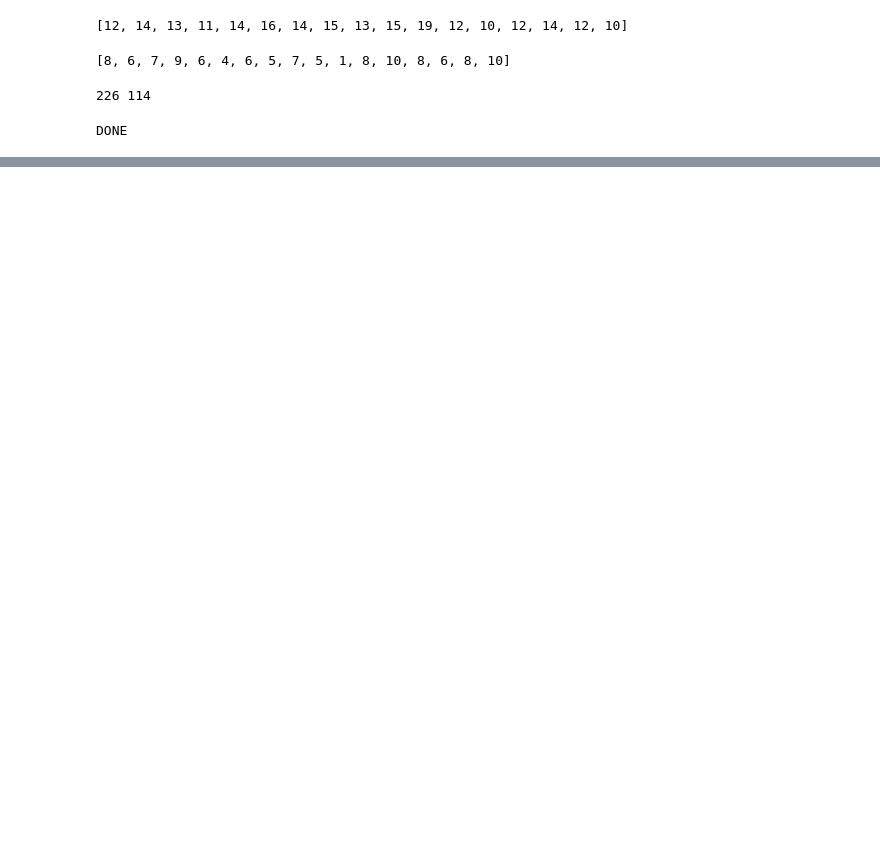
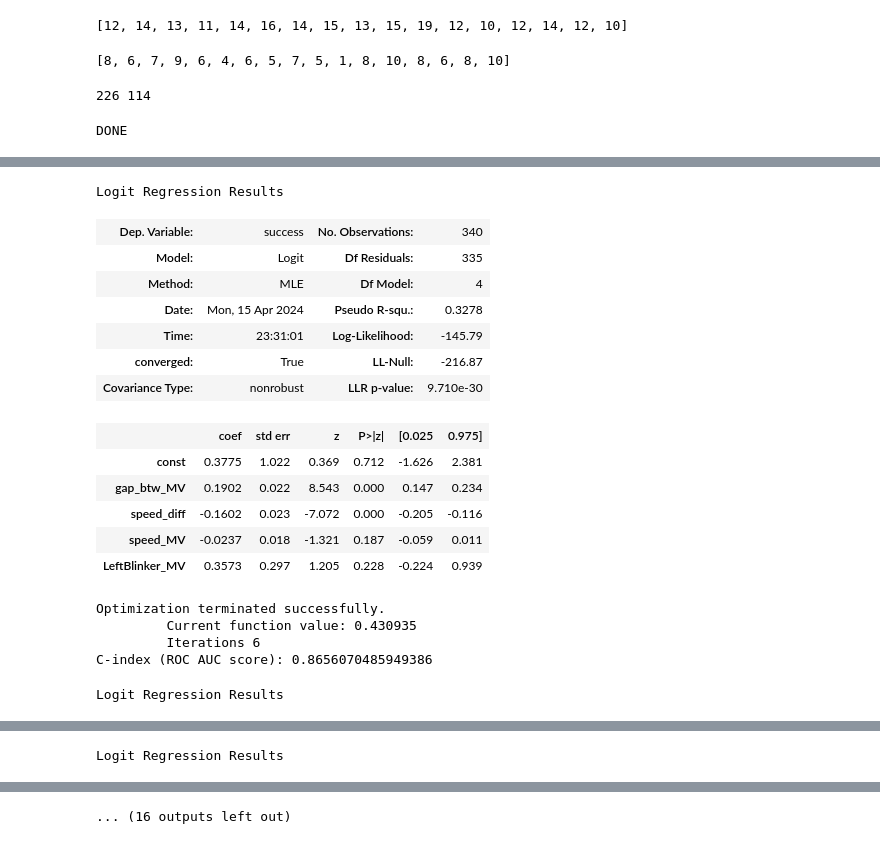
Before and after one commit to jahii/carla_develop, a Jupyter notebook: Driving simulator data analysis.ipynb, the cells around one changed output, grey strips where cells are left out. Saved outputs shown, nothing was run; the diff lists cells and outputs as text; code cells hidden in the pictures; blank space fills up the shorter version.

```diff
--- a/Driving simulator data analysis.ipynb
+++ b/Driving simulator data analysis.ipynb
@@ -284,11 +283,11 @@ DS_experiment_data\Exp2\10_10_40_merging_scenario_data.csv DONE
 # %%
 # imageio
+# gif 저장
 import imageio
 
 import numpy as np
 import matplotlib.pyplot as plt
 import pandas as pd
-from matplotlib.animation import FuncAnimation
 from pathlib import Path
 import os
 import gc
@@ -376,13 +375,13 @@ vehicle_width = 1.99  # meters
 
 START = False
 images = []
-for i in range(9, 10):
+for i in range(1):
 
     folder_path = Path('./DS_experiment_data/Exp'+str(i)+'/')
     csv_files = folder_path.glob('*.csv')
 
     for file_path in csv_files:
-        if file_path == Path('./DS_experiment_data/Exp9/30_30_50_merging_scenario_data.csv'):
+        if file_path == Path('./DS_experiment_data/Exp0/Exp0_10_30_50_merging_scenario_data.csv'):
             print(file_path, 'Already Done')
             START = True
             continue
@@ -400,7 +399,11 @@ for i in range(9, 10):
         # Read the last row of the current CSV file
         data = pd.read_csv(file_path)
 
-        # Filter possibility
+        # Possibility 치환, Filter possibility
+        data['speed_diff'] = (data['speed_FV'] - data['speed_MV'])/3.6
+
+        # 예측하고 결과 저장
+        data['Interacting possibility'] = results.predict(sm.add_constant(data[['gap_btw_MV', 'speed_diff']]))
         data['Filtered_Interacting_possibility'] = data['Interacting possibility'].copy()
         data.loc[~((data['x_MV'] > 13.3) & (data['gap_btw_MV'] > -vehicle_length)), 'Filtered_Interacting_possibility'] = np.nan
 
@@ -579,9 +589,10 @@ for i in range(17):
 # %%
+# Count Interacting Case
 import os
 import shutil
 import pandas as pd
 
-base_path = './DS_experiment_data/ALL/'
+base_path = './DS_experiment_data/ALL_beta/'
 
 Interacting_Success = 0
 Non_Interacting_Success = 0
@@ -594,8 +605,8 @@ for filename in os.listdir(base_path):
         df = pd.read_csv(file_path)
 
         # Interaction_probability가 0.5보다 큰 순간과 작은 순간이 모두 있는지 확인합니다.
-        over_0_5 = df['Interacting possibility'] > 0.5
-        under_0_5 = df['Interacting possibility'] < 0.5
+        over_0_5 = df['P_logistic'] > 0.5
+        under_0_5 = df['P_logistic'] < 0.5
         interacting = over_0_5.any() and under_0_5.any()
 
         # MV와 LV의 마지막 y 좌표를 비교합니다.
@@ -624,0 +711,39 @@ Interacting_Success + Non_Interacting_Success
+# %%
+folder_path = Path('./DS_experiment_data/ALL_beta/')  # 폴더 경로 지정
+files = folder_path.glob('*.csv')
+
+# 모든 파일을 처리하고 결과를 리스트에 저장
+
+data_list = [process_file(file) for file in files]
+
+# 리스트를 DataFrame으로 변환
+
+df = pd.DataFrame(data_list, columns=['speed_MV', 'speed_FV', 'speed_diff', 'gap_btw_MV', 'gap_btw_LV','gap_btw_LV_MV', 'LeftBlinker_MV', 'success'])
+
+# NaN 값 처리 (여기서는 단순히 0으로 채움)
+df.fillna(0, inplace=True)
+# 특성과 타깃 분리
+y = df['success']
+# X = df[['speed_MV', 'speed_diff', 'gap_btw_MV', 'LeftBlinker_MV']]
+X = df[[ 'gap_btw_MV','speed_diff']]
+
+selections = [['gap_btw_MV','speed_diff','speed_MV','LeftBlinker_MV'],['gap_btw_MV','speed_diff','speed_MV'],['gap_btw_MV','speed_diff','LeftBlinker_MV'], ['gap_btw_MV','speed_diff'],['gap_btw_MV'],['speed_diff']]
+# 데이터 분할
+X_train, X_test, y_train, y_test = train_test_split(X, y, test_size=0.1, random_state=40)
+# test = 0.1, random_state = 40
+
+# Calculate the log-likelihood
+for select in selections:
+    X = df[select]
+    model = sm.Logit(y, sm.add_constant(X))
+    log_reg_sm = model.fit()
+    print(f"C-index (ROC AUC score): {roc_auc_score(y,log_reg_sm.predict(sm.add_constant(X)))}")
+
+    display(log_reg_sm.summary())
+X = df[selections[3]]
+model = sm.Logit(y, sm.add_constant(X))
+log_reg_sm = model.fit()
+print(f"C-index (ROC AUC score): {roc_auc_score(y,log_reg_sm.predict(sm.add_constant(X)))}")
+
+display(log_reg_sm.summary())
+# %% [output]
@@ -624,0 +754,19 @@ Interacting_Success + Non_Interacting_Success
+Logit Regression Results
+| Dep. Variable: | success | No. Observations: | 340 |
+| Model: | Logit | Df Residuals: | 335 |
+| Method: | MLE | Df Model: | 4 |
+| Date: | Mon, 15 Apr 2024 | Pseudo R-squ.: | 0.3278 |
+| Time: | 23:31:01 | Log-Likelihood: | -145.79 |
+| converged: | True | LL-Null: | -216.87 |
+| Covariance Type: | nonrobust | LLR p-value: | 9.710e-30 |
+|  | coef | std err | z | P>|z| | [0.025 | 0.975] |
+| const | 0.3775 | 1.022 | 0.369 | 0.712 | -1.626 | 2.381 |
+| gap_btw_MV | 0.1902 | 0.022 | 8.543 | 0.000 | 0.147 | 0.234 |
+| speed_diff | -0.1602 | 0.023 | -7.072 | 0.000 | -0.205 | -0.116 |
+| speed_MV | -0.0237 | 0.018 | -1.321 | 0.187 | -0.059 | 0.011 |
+| LeftBlinker_MV | 0.3573 | 0.297 | 1.205 | 0.228 | -0.224 | 0.939 |
+Optimization terminated successfully.
+         Current function value: 0.430935
+         Iterations 6
+C-index (ROC AUC score): 0.8656070485949386
+Logit Regression Results
@@ -624,0 +789 @@ Interacting_Success + Non_Interacting_Success
+Logit Regression Results
@@ -624,0 +802 @@ Interacting_Success + Non_Interacting_Success
+... (16 outputs left out)
```
Also changed, not shown: parts of 27 cells of this notebook, 9 other files.
